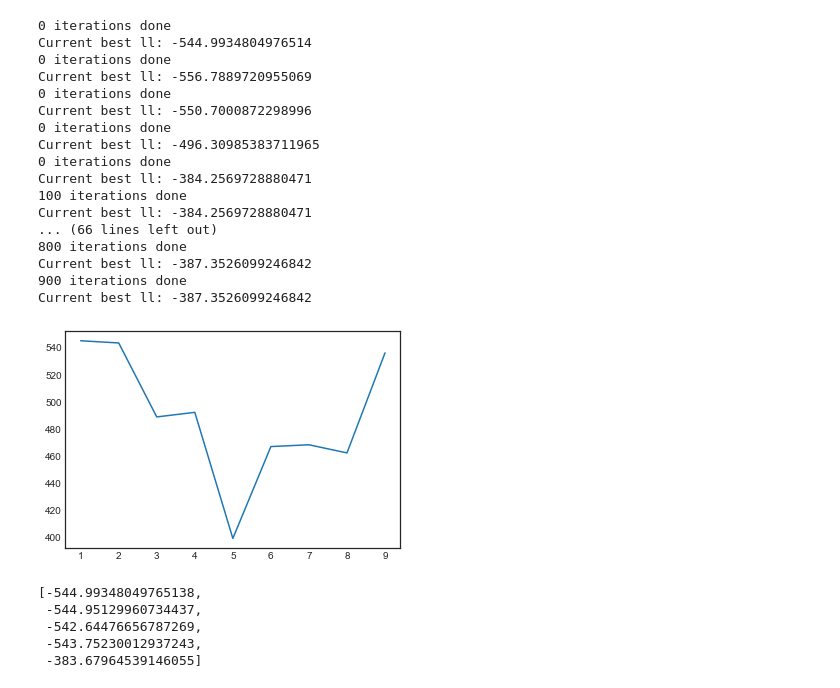
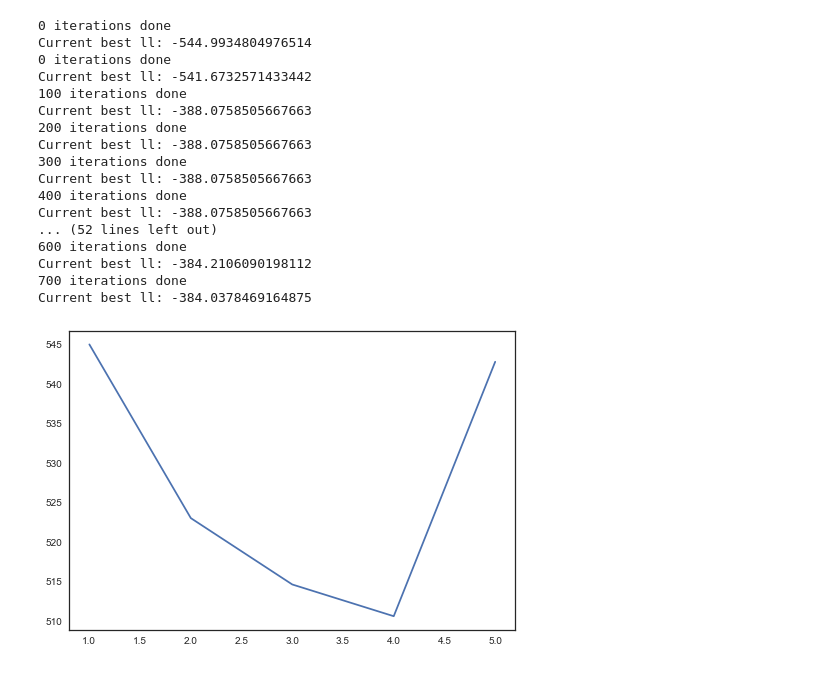
Before and after one commit to Hagibaer/uni, a Jupyter notebook: ML/EM.ipynb, the cells around one changed output. Cells and saved outputs as stored; diff of their text form; code cells hidden in the pictures.

```diff
--- a/ML/EM.ipynb
+++ b/ML/EM.ipynb
@@ -83,7 +83,7 @@ def get_log_likelihood(pis, sigmas, mus, df):
         for j in range(n_clusters):
             if not is_pos_sem_def(sigmas[j]):
                 # add some noise
-                sigmas[j] = sigmas[j] + np.identity(n_col)*0.1
+                sigmas[j] = sigmas[j] + np.identity(n_col)*0.15
             ll += pis[j] * mvnorm(mus[j], sigmas[j]).pdf(df[i])
         log_ll += np.log(ll)
 
@@ -112,8 +112,8 @@ def EM(df,k=2, max_iter=1000):
         ll_new = get_log_likelihood(pis, sigmas, mus, df)
 
         if(ll_new > best_ll):
-            if(np.abs(ll_new - best_ll) < 0.05):
-                return mus, sigmas, resp, ll_new
+#             if(np.abs(ll_new - best_ll) < 0.03):
+#                 return mus, sigmas, resp, ll_new
 
             best_ll = ll_new
             best_sigmas = sigmas
@@ -121,7 +121,7 @@ def EM(df,k=2, max_iter=1000):
             best_resp = resp
 
 
-        if(np.abs(ll_new - old_ll) < 0.05):
+        if(np.abs(ll_new - old_ll) < 0.03):
             return best_mus, best_sigmas, best_resp, ll_new
 
         old_ll = ll_new
@@ -189,35 +193,27 @@ plt.show()
 # %%
 likelihoods = []
-for k in range(1, 10, 1):
+for k in range(1, 6, 1):
     a,b,c, ll = EM(df=df_later,k=k, max_iter=1000)
     likelihoods.append(ll)
 
-plt.plot(np.arange(1,10,1), np.abs(likelihoods))
+plt.plot(np.arange(1,6,1), np.abs(likelihoods))
 plt.show()
 # %% [output]
 0 iterations done
 Current best ll: -544.9934804976514
 0 iterations done
-Current best ll: -556.7889720955069
-0 iterations done
-Current best ll: -550.7000872298996
-0 iterations done
-Current best ll: -496.30985383711965
-0 iterations done
-Current best ll: -384.2569728880471
+Current best ll: -541.6732571433442
 100 iterations done
-Current best ll: -384.2569728880471
-... (66 lines left out)
-800 iterations done
-Current best ll: -387.3526099246842
-900 iterations done
-Current best ll: -387.3526099246842
+Current best ll: -388.0758505667663
+200 iterations done
+Current best ll: -388.0758505667663
+300 iterations done
+Current best ll: -388.0758505667663
+400 iterations done
+Current best ll: -388.0758505667663
+... (52 lines left out)
+600 iterations done
+Current best ll: -384.2106090198112
+700 iterations done
+Current best ll: -384.0378469164875
-[figure, old version]
+[figure, new version]
-# %%
-likelihoods
-# %% [output]
-[-544.99348049765138,
- -544.95129960734437,
- -542.64476656787269,
- -543.75230012937243,
- -383.67964539146055]
```
Also changed, not shown: parts of 4 cells of this notebook.
